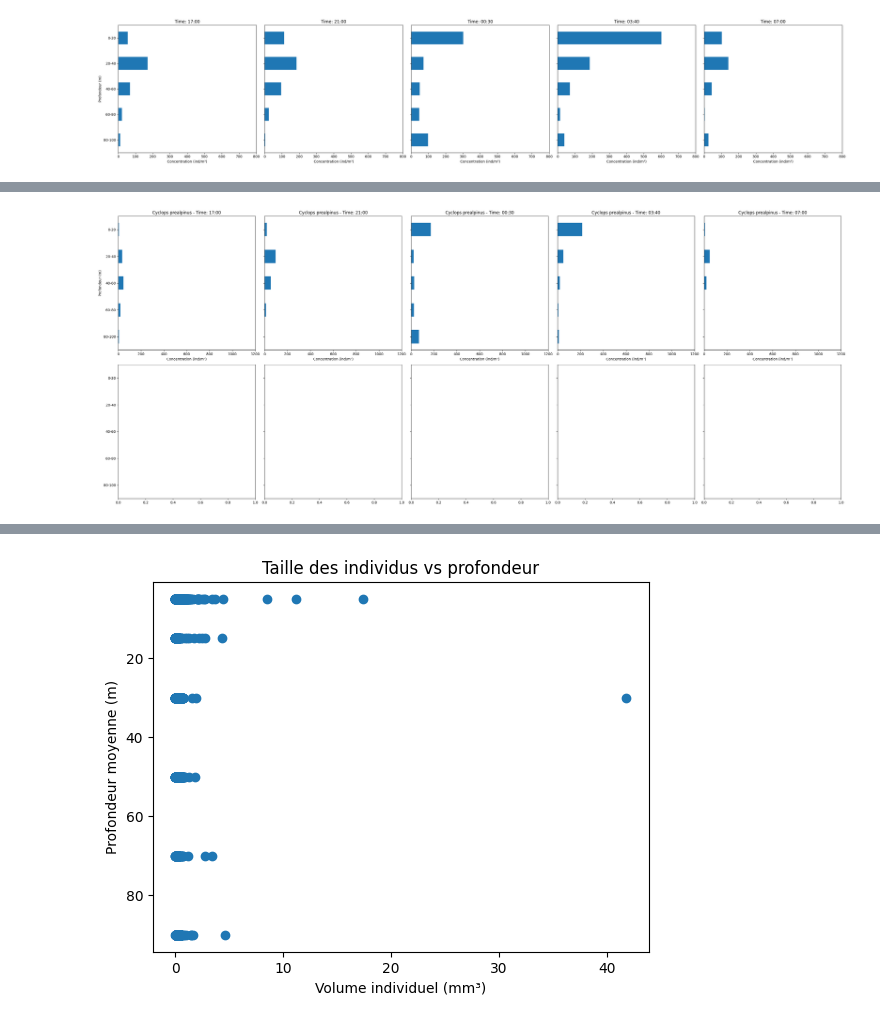
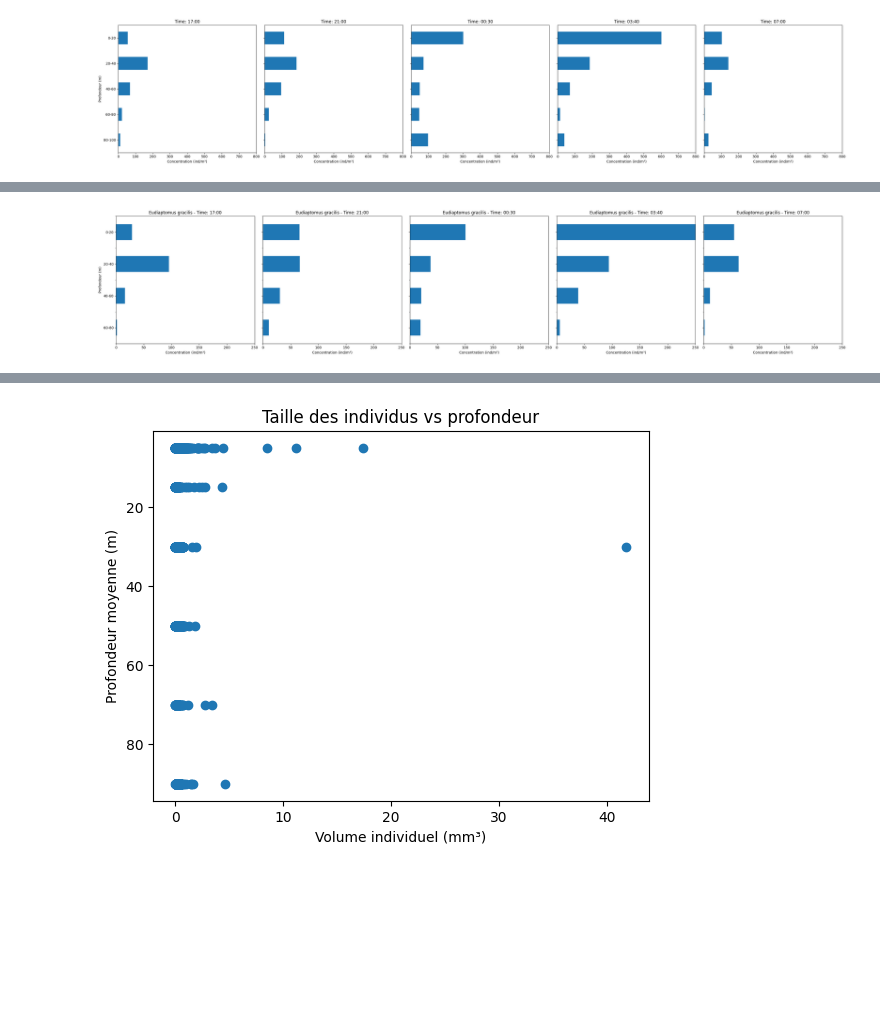
Before and after one commit to JerKeller/MP-Ecotaxa, a Jupyter notebook: DVM_mai.ipynb, the cells around one changed output, grey strips where cells are left out. Saved outputs shown, nothing was run; the diff lists cells and outputs as text; code cells hidden in the pictures; blank space fills up the shorter version.

```diff
--- a/DVM_mai.ipynb
+++ b/DVM_mai.ipynb
@@ -164,6 +167,4 @@ profiles = [profile_1, profile_2, profile_3, profile_4, profile_5]
 # %%
-# Ajoutez vos heures pour chaque profil dans l'ordre
-hours = ['17:00', '19:00', '20:30', '22:00', '01:00']
 
 # Filtrez les données pour ne garder que l'espèce Eudiaptomus gracilis
 sp = 'Eudiaptomus gracilis'
@@ -235,6 +235,5 @@ plt.show()
 # %%
 # Ajoutez vos heures pour chaque profil dans l'ordre
-hours = ['17:00', '19:00', '20:30', '22:00', '01:00']
 
 # Utilisez les données de tous les profils sans filtrer par espèce
 all_data_profiles = profiles
@@ -303,0 +297,27 @@ AttributeError: ignored
+# %%
+# Calculez le biovolume total par m³ pour chaque tranche de profondeur
+def calculate_total_biovolume(profile):
+    profile['Avg_depth'] = (profile['Min_depth'] + profile['Max_depth']) / 2
+    profile['Depth_group'] = pd.cut(profile['Avg_depth'], bins=np.arange(0, 100, 20), right=False)
+    total_biovolume = profile.groupby('Depth_group')['V_mm3'].sum()
+    return total_biovolume
+
+total_biovolumes = [calculate_total_biovolume(profile) for profile in profiles]
+
+# Créez des bar plots horizontaux pour afficher ces biovolumes en fonction de la profondeur
+fig, axes = plt.subplots(1, 5, figsize=(30, 6), sharey=True)
+axes = axes.flatten()
+
+for idx, (hour, total_biovolume) in enumerate(zip(hours, total_biovolumes)):
+    ax = axes[idx]
+    total_biovolume.plot(kind='barh', ax=ax)
+    ax.set_title(f'Time: {hour}')
+    ax.set_yticklabels([f"{intvl.left}-{intvl.right}" for intvl in total_biovolume.index])
+    ax.set_ylabel('Profondeur (m)')
+    ax.set_xlabel('Biovolume total (mm³/m³)')
+    ax.set_ylim(-0.5, 3.5)
+    ax.set_xlim(0, 150)  # Fixer les limites de l'axe des x de 0 à 1200
+    axes[idx].invert_yaxis()
+
+plt.tight_layout()
+plt.show()
@@ -304,35 +480,33 @@ AttributeError: ignored
 # %%
-import matplotlib.pyplot as plt
-
 # Filtrez les données pour ne garder que l'espèce Cyclops prealpinus
-species = 'Cyclops prealpinus'
+species = 'Eudiaptomus gracilis'
 filtered_profiles = [profile[profile['Taxa'] == species] for profile in profiles]
 
 def calculate_concentration(profile):
     profile = profile.copy()  # Créer une copie pour éviter l'avertissement
     profile['Avg_depth'] = (profile['Min_depth'] + profile['Max_depth']) / 2
-    profile['Depth_group'] = pd.cut(profile['Avg_depth'], bins=np.arange(0, 120, 20), right=False)
+    profile['Depth_group'] = pd.cut(profile['Avg_depth'], bins=np.arange(0, 100, 20), right=False)
     concentration = profile.groupby('Depth_group').size() / profile['Tow_Vol'].iloc[0]
     return concentration
 
 concentrations = [calculate_concentration(profile) for profile in filtered_profiles]
 
 # Créez des bar plots horizontaux pour afficher ces concentrations en fonction de la profondeur
-fig, axes = plt.subplots(2, 5, figsize=(30, 12), sharey=True)
+fig, axes = plt.subplots(1, 5, figsize=(30, 6), sharey=True)
 axes = axes.flatten()
 
 for idx, (hour, concentration) in enumerate(zip(hours, concentrations)):
     ax = axes[idx]
     concentration.plot(kind='barh', ax=ax)
     ax.set_title(f'{species} - Time: {hour}')
     ax.set_yticklabels([f"{intvl.left}-{intvl.right}" for intvl in concentration.index])
     ax.set_ylabel('Profondeur (m)')
     ax.set_xlabel('Concentration (ind/m³)')
-    ax.set_ylim(-0.5, 4.5)
-    ax.set_xlim(0, 1200)  # Fixer les limites de l'axe des x de 0 à 1200
+    ax.set_ylim(-0.5, 3.5)
+    ax.set_xlim(0, 250)  # Fixer les limites de l'axe des x de 0 à 1200
     axes[idx].invert_yaxis()
 
 plt.tight_layout()
 plt.show()
 # %% [output]
-[figure, old version]
+[figure, new version]
```
Also changed, not shown: parts of 14 cells of this notebook.
